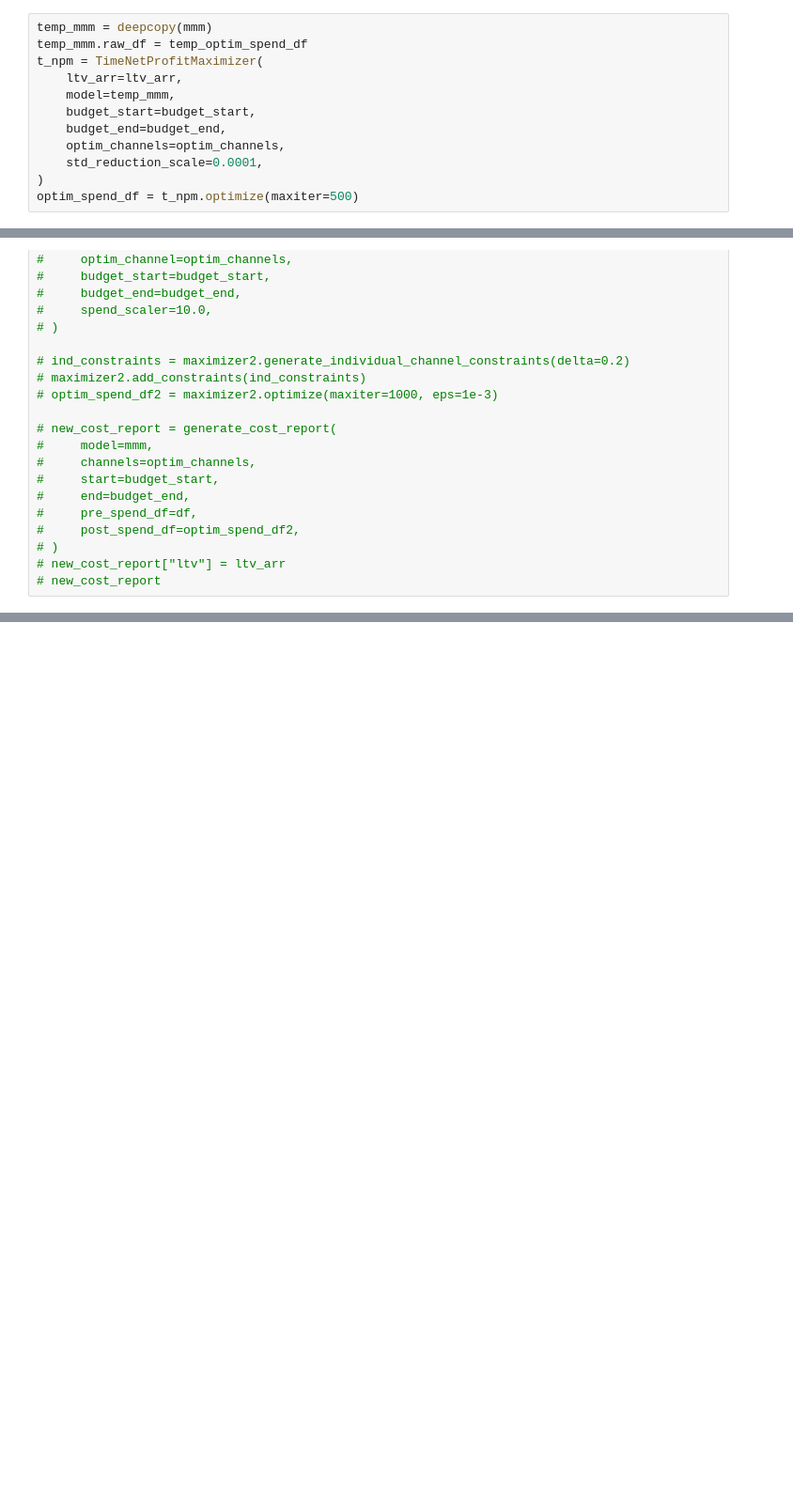
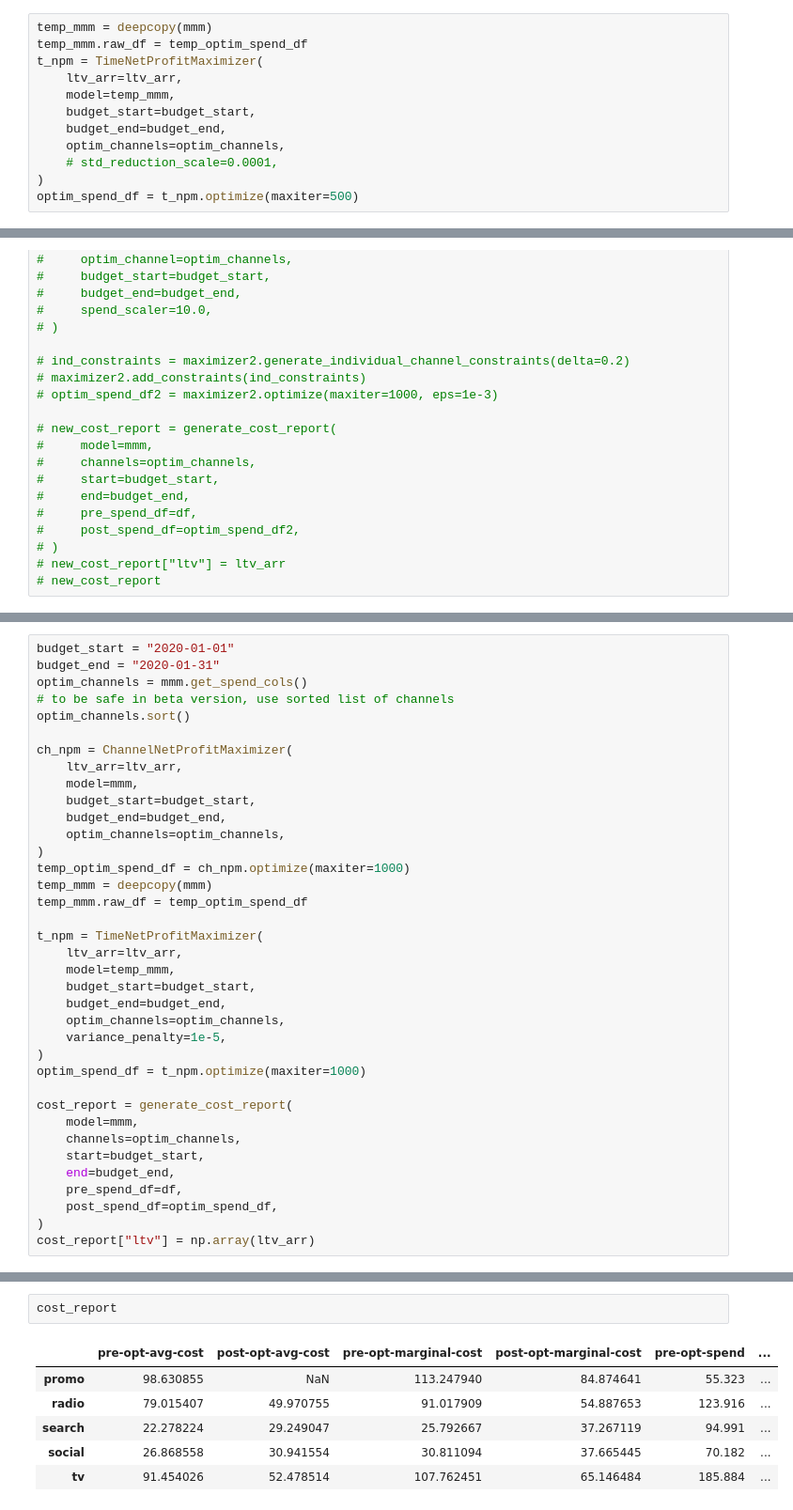
Before and after one commit to edwinnglabs/karpiu, a Jupyter notebook: docs/examples/net_returns_max.ipynb, the cells around one changed output, grey strips where cells are left out. Shown at 94% size. Cells and saved outputs as stored; diff of their text form; blank space fills up the shorter version.

```diff
--- a/docs/examples/net_returns_max.ipynb
+++ b/docs/examples/net_returns_max.ipynb
@@ -83,7 +75,7 @@ t_npm = TimeNetProfitMaximizer(
     budget_start=budget_start,
     budget_end=budget_end,
     optim_channels=optim_channels,
-    std_reduction_scale=0.0001,
+    # std_reduction_scale=0.0001,
 )
 optim_spend_df = t_npm.optimize(maxiter=500)
 # %% [output]
@@ -255,0 +605,37 @@ Users should see negative delta for all scenarios.
+# %%
+budget_start = "2020-01-01"
+budget_end = "2020-01-31"
+optim_channels = mmm.get_spend_cols()
+# to be safe in beta version, use sorted list of channels
+optim_channels.sort()
+
+ch_npm = ChannelNetProfitMaximizer(
+    ltv_arr=ltv_arr,
+    model=mmm,
+    budget_start=budget_start,
+    budget_end=budget_end,
+    optim_channels=optim_channels,
+)
+temp_optim_spend_df = ch_npm.optimize(maxiter=1000)
+temp_mmm = deepcopy(mmm)
+temp_mmm.raw_df = temp_optim_spend_df
+
+t_npm = TimeNetProfitMaximizer(
+    ltv_arr=ltv_arr,
+    model=temp_mmm,
+    budget_start=budget_start,
+    budget_end=budget_end,
+    optim_channels=optim_channels,
+    variance_penalty=1e-5,
+)
+optim_spend_df = t_npm.optimize(maxiter=1000)
+
+cost_report = generate_cost_report(
+    model=mmm,
+    channels=optim_channels,
+    start=budget_start,
+    end=budget_end,
+    pre_spend_df=df,
+    post_spend_df=optim_spend_df,
+)
+cost_report["ltv"] = np.array(ltv_arr)
@@ -255,0 +653,9 @@ Users should see negative delta for all scenarios.
+# %%
+cost_report
+# %% [output]
+|  | pre-opt-avg-cost | post-opt-avg-cost | pre-opt-marginal-cost | post-opt-marginal-cost | pre-opt-spend | ... |
+| promo | 98.630855 | NaN | 113.247940 | 84.874641 | 55.323 | ... |
+| radio | 79.015407 | 49.970755 | 91.017909 | 54.887653 | 123.916 | ... |
+| search | 22.278224 | 29.249047 | 25.792667 | 37.267119 | 94.991 | ... |
+| social | 26.868558 | 30.941554 | 30.811094 | 37.665445 | 70.182 | ... |
+| tv | 91.454026 | 52.478514 | 107.762451 | 65.146484 | 185.884 | ... |
```
Also changed, not shown: parts of 19 cells of this notebook, 8 other files.
